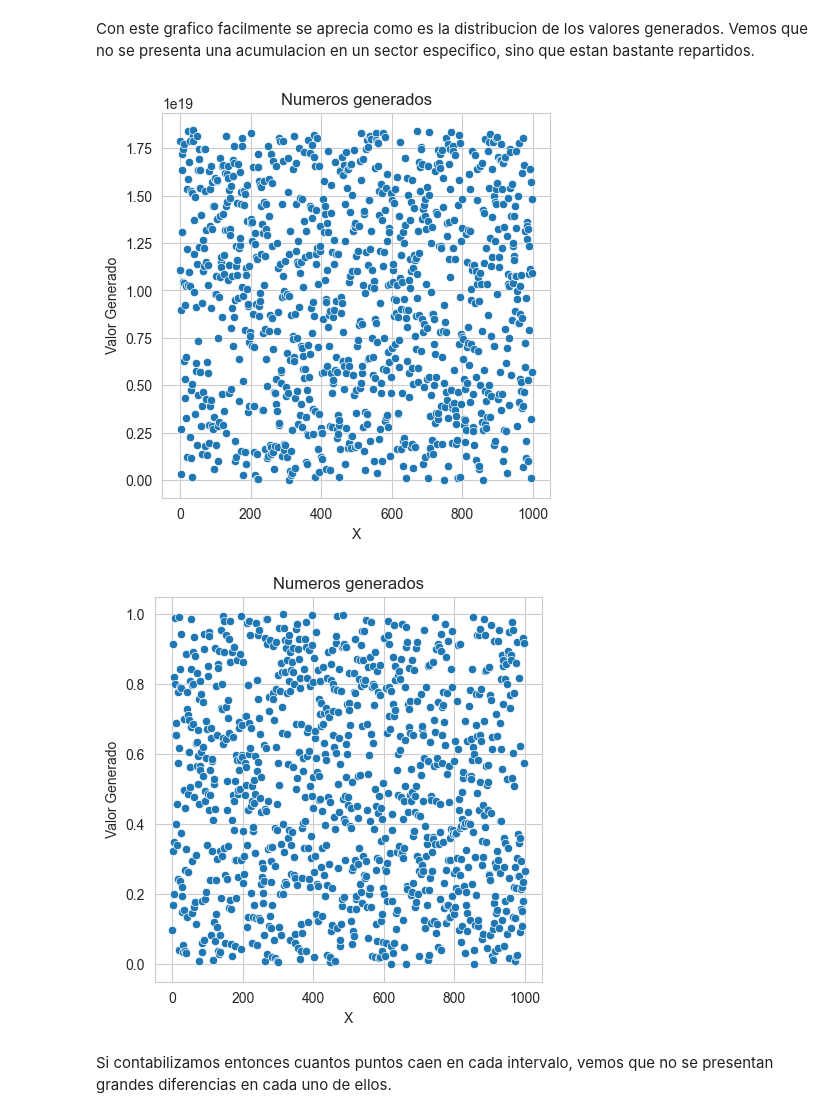
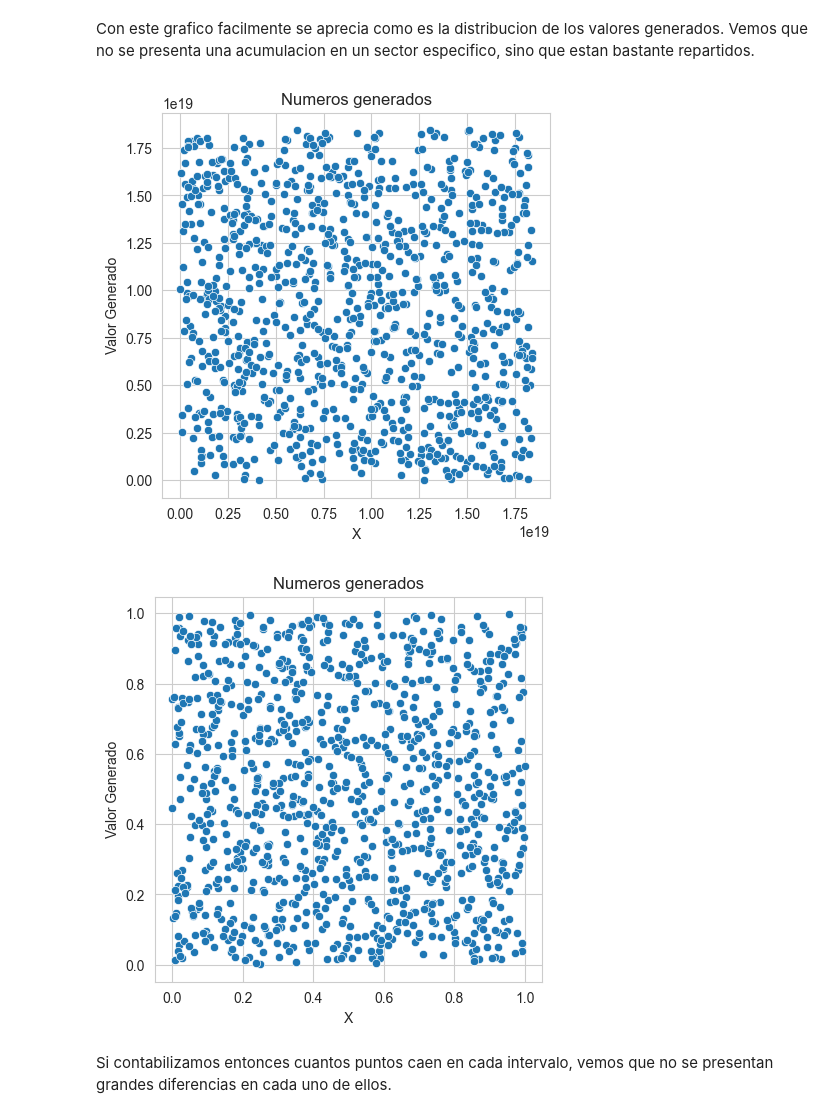
Before and after one commit to AlejandroDaneri/simulacion, a Jupyter notebook: Resolucion.ipynb, the cells around one changed output. Cells and saved outputs as stored; diff of their text form; code cells hidden in the pictures.

```diff
--- a/Resolucion.ipynb
+++ b/Resolucion.ipynb
@@ -91,6 +91,8 @@ generator = XORShiftGenerator(int(time.time()))
 # %% [markdown]
 #### Muestra de 1000 numeros | XORShift
 # %%
-generated = generator.generate_sample(1000)
-uniform_generated = generator.generate_uniform_sample(1000)
+generatedX = generator.generate_sample(1000)
+generatedY = generator.generate_sample(1000)
+uniform_generatedX = generator.generate_uniform_sample(1000)
+uniform_generatedY = generator.generate_uniform_sample(1000)
 # %%
@@ -114,21 +116,21 @@ uniform_generated[0:5]
 # %% [markdown]
 Con este grafico facilmente se aprecia como es la distribucion de los valores generados. Vemos que no se presenta una acumulacion en un sector especifico, sino que estan bastante repartidos.
 # %%
-sns.scatterplot(data=generated)
+sns.scatterplot(x=generatedX, y=generatedY)
 plt.title("Numeros generados")
 plt.xlabel("X")
 plt.ylabel("Valor Generado")
 plt.show()
 # %% [output]
-[figure, old version]
+[figure, new version]
 # %%
-sns.scatterplot(data=uniform_generated)
+sns.scatterplot(x=uniform_generatedX, y=uniform_generatedY)
 plt.title("Numeros generados")
 plt.xlabel("X")
 plt.ylabel("Valor Generado")
 plt.show()
 # %% [output]
-[figure, old version]
+[figure, new version]
 # %% [markdown]
 Si contabilizamos entonces cuantos puntos caen en cada intervalo, vemos que no se presentan grandes diferencias en cada uno de ellos.
 # %%
```
Also changed, not shown: parts of 44 cells of this notebook.
